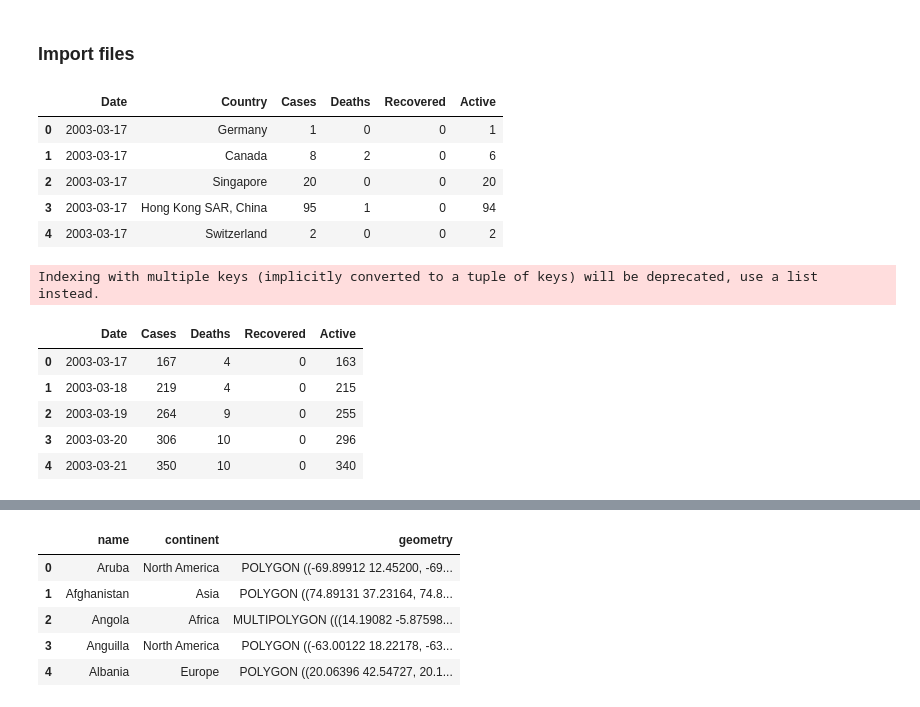
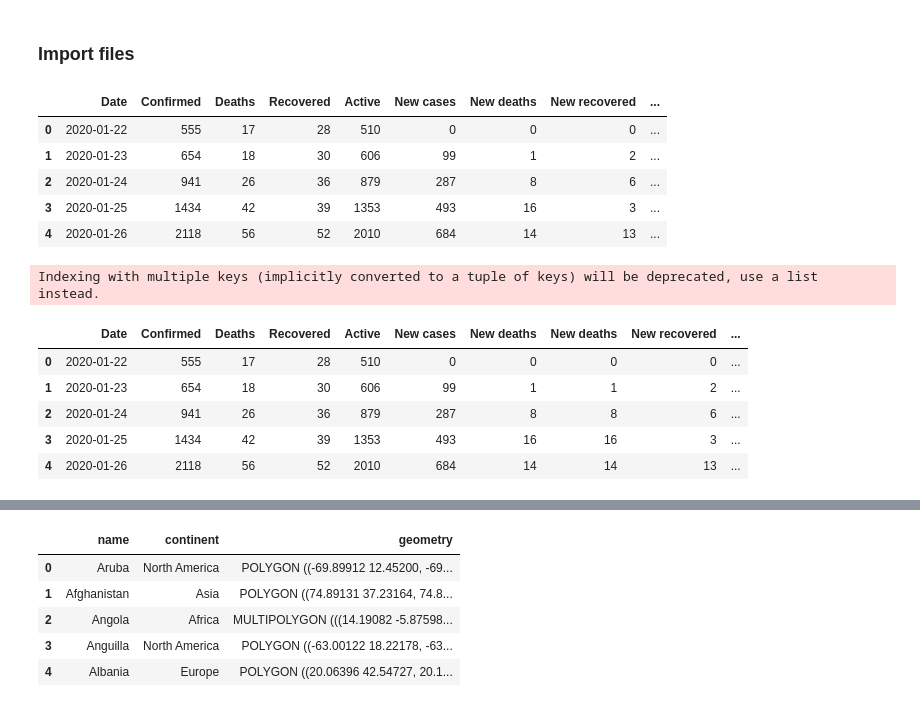
Before and after one commit to 0xpranjal/COVID-19-complete-EDA-analysis, a Jupyter notebook: covid_analysis.ipynb, the cells around one changed output, grey strips where cells are left out. Drawn from its saved outputs; the diff is of its cells as text; code cells hidden in the pictures.

```diff
--- a/covid_analysis.ipynb
+++ b/covid_analysis.ipynb
@@ -68,31 +68,26 @@ def plot_pie(col1, col2, title, pal):
 ### Import files
 # %%
 # importing daywise dataset
-df = pd.read_csv('/Users/pranjal27bhardwaj/Desktop/covid/datasets/sars_2003_complete_dataset_clean.csv', parse_dates=['Date'])
-# rename columns
-df.columns = ['Date', 'Country', 'Cases', 'Deaths', 'Recovered']
-# adding column to calculate the number of active cases
-df['Active'] = df['Cases'] - df['Deaths'] - df['Recovered']
-# first few rows
+df = pd.read_csv('/Users/pranjal27bhardwaj/Desktop/covid/datasets/day_wise.csv', parse_dates=['Date'])
 df.head()
 # %% [output]
-|  | Date | Country | Cases | Deaths | Recovered | Active |
-| 0 | 2003-03-17 | Germany | 1 | 0 | 0 | 1 |
-| 1 | 2003-03-17 | Canada | 8 | 2 | 0 | 6 |
-| 2 | 2003-03-17 | Singapore | 20 | 0 | 0 | 20 |
-| 3 | 2003-03-17 | Hong Kong SAR, China | 95 | 1 | 0 | 94 |
-| 4 | 2003-03-17 | Switzerland | 2 | 0 | 0 | 2 |
+|  | Date | Confirmed | Deaths | Recovered | Active | New cases | New deaths | New recovered | ... |
+| 0 | 2020-01-22 | 555 | 17 | 28 | 510 | 0 | 0 | 0 | ... |
+| 1 | 2020-01-23 | 654 | 18 | 30 | 606 | 99 | 1 | 2 | ... |
+| 2 | 2020-01-24 | 941 | 26 | 36 | 879 | 287 | 8 | 6 | ... |
+| 3 | 2020-01-25 | 1434 | 42 | 39 | 1353 | 493 | 16 | 3 | ... |
+| 4 | 2020-01-26 | 2118 | 56 | 52 | 2010 | 684 | 14 | 13 | ... |
 # %%
 # day wise data
-day_wise = df.groupby(['Date'])['Cases', 'Deaths', 'Recovered', 'Active'].sum()
+day_wise = df.groupby(['Date'])['Confirmed', 'Deaths', 'Recovered', 'Active', 'New cases', 'New deaths', 'New deaths', 'New recovered', 'Deaths / 100 Cases', 'Recovered / 100 Cases', 'Deaths / 100 Recovered', 'No. of countries'].sum()
 # reset index
 day_wise = day_wise.reset_index()
 day_wise.head()
 # %% [output]
 Indexing with multiple keys (implicitly converted to a tuple of keys) will be deprecated, use a list instead.
-|  | Date | Cases | Deaths | Recovered | Active |
-| 0 | 2003-03-17 | 167 | 4 | 0 | 163 |
-| 1 | 2003-03-18 | 219 | 4 | 0 | 215 |
-| 2 | 2003-03-19 | 264 | 9 | 0 | 255 |
-| 3 | 2003-03-20 | 306 | 10 | 0 | 296 |
-| 4 | 2003-03-21 | 350 | 10 | 0 | 340 |
+|  | Date | Confirmed | Deaths | Recovered | Active | New cases | New deaths | New deaths | New recovered | ... |
+| 0 | 2020-01-22 | 555 | 17 | 28 | 510 | 0 | 0 | 0 | 0 | ... |
+| 1 | 2020-01-23 | 654 | 18 | 30 | 606 | 99 | 1 | 1 | 2 | ... |
+| 2 | 2020-01-24 | 941 | 26 | 36 | 879 | 287 | 8 | 8 | 6 | ... |
+| 3 | 2020-01-25 | 1434 | 42 | 39 | 1353 | 493 | 16 | 16 | 3 | ... |
+| 4 | 2020-01-26 | 2118 | 56 | 52 | 2010 | 684 | 14 | 14 | 13 | ... |
```
Also changed, not shown: parts of 36 cells of this notebook.
